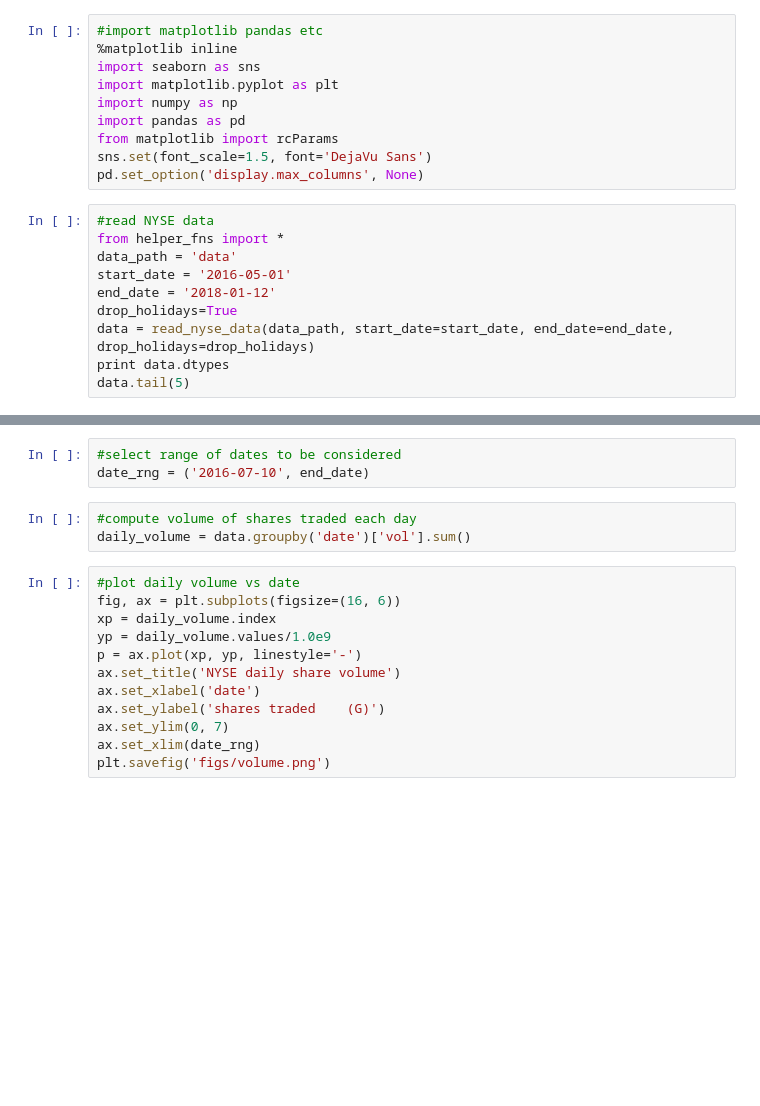
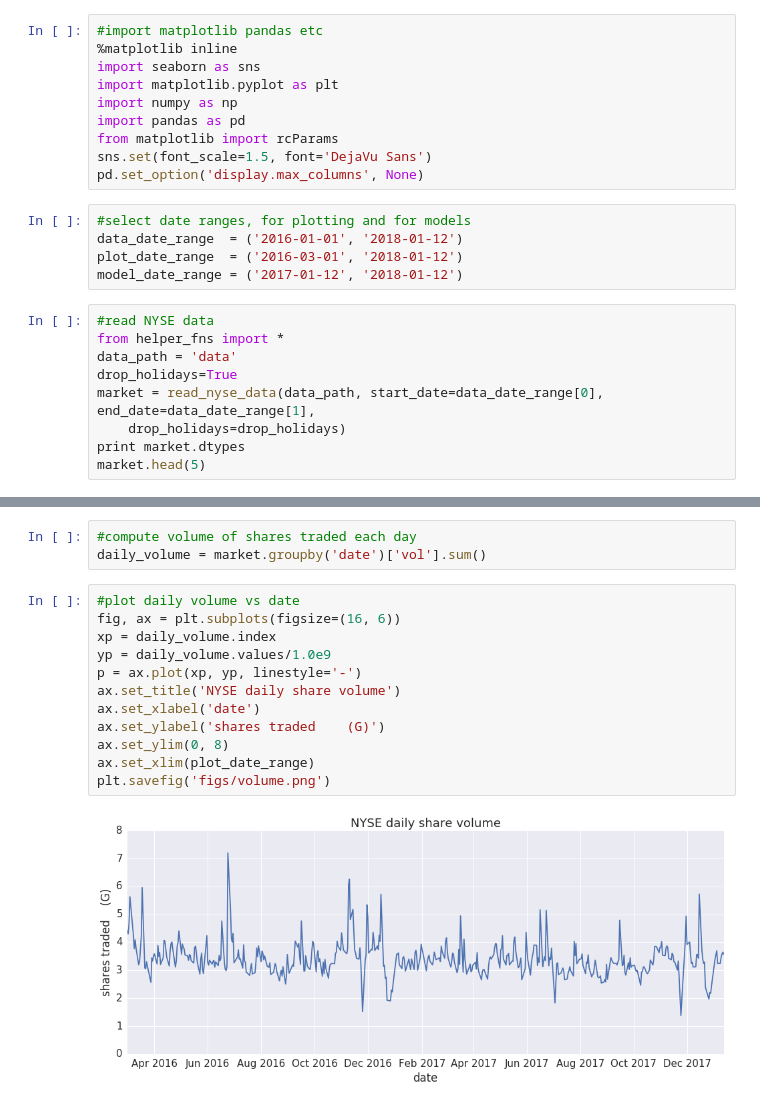
Before and after one commit to joehahn/tf-text-classification-demo, a Jupyter notebook: inspect_stock_data.ipynb, the cells around one changed output, grey strips where cells are left out. Cells and saved outputs as stored; diff of their text form; blank space fills up the shorter version.

```diff
--- a/inspect_stock_data.ipynb
+++ b/inspect_stock_data.ipynb
@@ -16,13 +16,17 @@ import pandas as pd
 from matplotlib import rcParams
 sns.set(font_scale=1.5, font='DejaVu Sans')
 pd.set_option('display.max_columns', None)
+# %%
+#select date ranges, for plotting and for models
+data_date_range  = ('2016-01-01', '2018-01-12')
+plot_date_range  = ('2016-03-01', '2018-01-12')
+model_date_range = ('2017-01-12', '2018-01-12')
 # %%
 #read NYSE data
 from helper_fns import *
 data_path = 'data'
-start_date = '2016-05-01'
-end_date = '2018-01-12'
 drop_holidays=True
-data = read_nyse_data(data_path, start_date=start_date, end_date=end_date, drop_holidays=drop_holidays)
-print data.dtypes
-data.tail(5)
+market = read_nyse_data(data_path, start_date=data_date_range[0], end_date=data_date_range[1],
+    drop_holidays=drop_holidays)
+print market.dtypes
+market.head(5)
@@ -29,21 +48,20 @@ data.tail(5)
-# %%
-#select range of dates to be considered
-date_rng = ('2016-07-10', end_date)
 # %%
 #compute volume of shares traded each day
-daily_volume = data.groupby('date')['vol'].sum()
+daily_volume = market.groupby('date')['vol'].sum()
 # %%
 #plot daily volume vs date
 fig, ax = plt.subplots(figsize=(16, 6))
 xp = daily_volume.index
 yp = daily_volume.values/1.0e9
 p = ax.plot(xp, yp, linestyle='-')
 ax.set_title('NYSE daily share volume')
 ax.set_xlabel('date')
 ax.set_ylabel('shares traded    (G)')
-ax.set_ylim(0, 7)
-ax.set_xlim(date_rng)
+ax.set_ylim(0, 8)
+ax.set_xlim(plot_date_range)
 plt.savefig('figs/volume.png')
+# %% [output]
+[figure, added]
 # %%
 #compute volume-weighted share price versus date
 def volume_weighted_share_price(record):
```
Also changed, not shown: parts of 8 cells of this notebook, 2 other files.
